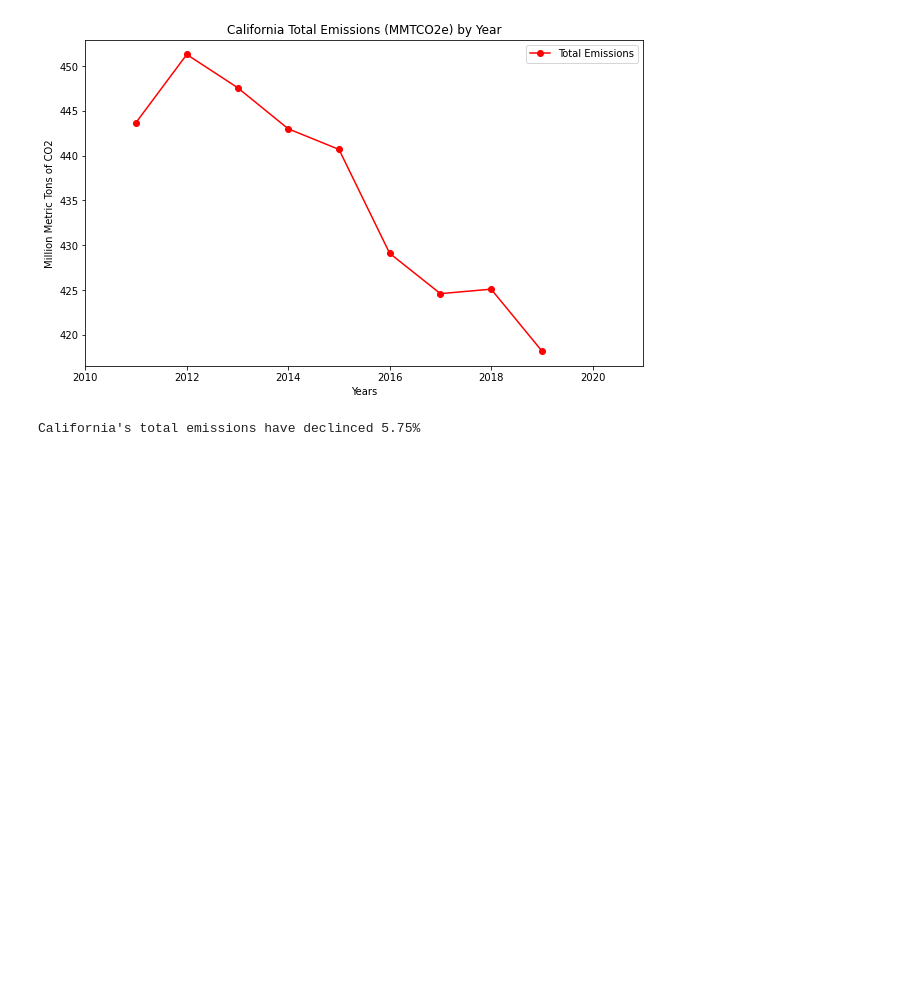
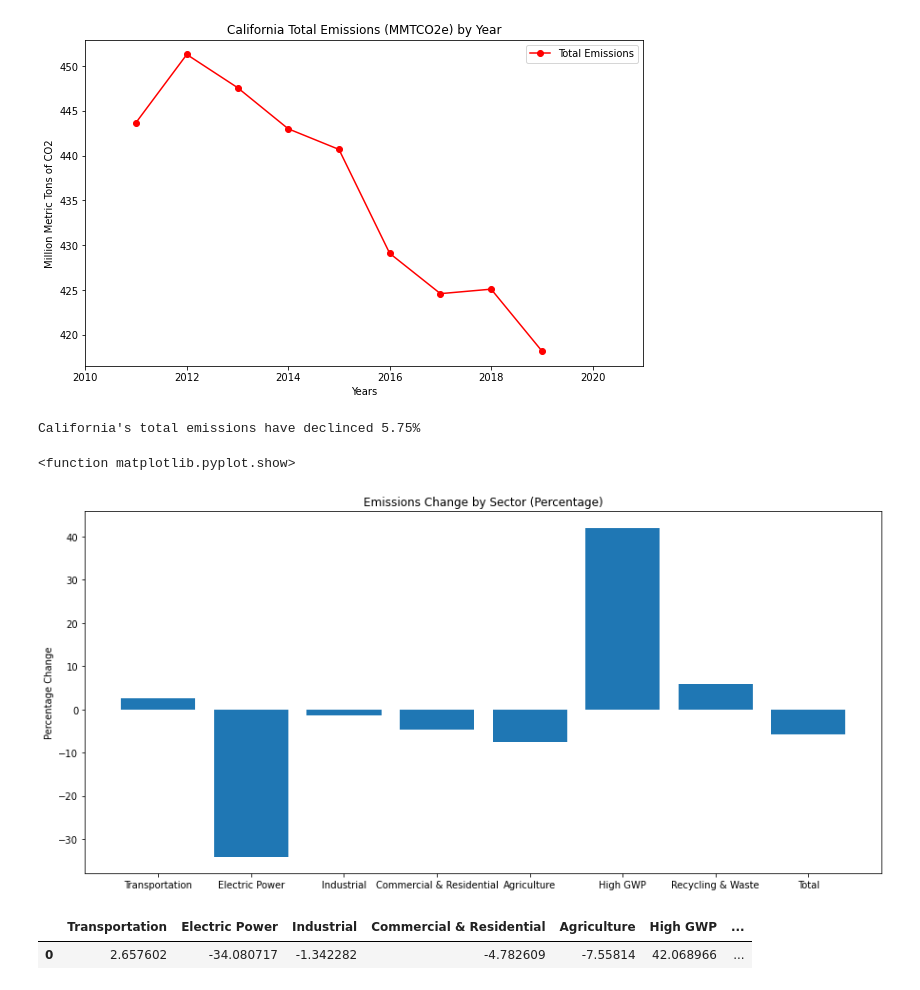
Before and after one commit to DylanRCastillo/CA-US-Emissions-and-Energy-Production, a Jupyter notebook: ca_energy_data.ipynb, the cells around one changed output. Cells and saved outputs as stored; diff of their text form; code cells hidden in the pictures; blank space fills up the shorter version.

Commit message:
Updated all code for unique variables and added final emis change chart.

```diff
--- a/ca_energy_data.ipynb
+++ b/ca_energy_data.ipynb
@@ -171,3 +171,26 @@ print(f"California's total emissions have declinced {round(em_tot_change, 2)}%")
 # %% [output]
 [figure]
 California's total emissions have declinced 5.75%
+# %%
+#Create data frame from change in co2 emissions
+s_ca_em_per = [(1 - (ca_em_df["Transportation"][8] / ca_em_df["Transportation"][0]))*-100, (1 - (ca_em_df["Electric Power"][8] / ca_em_df["Electric Power"][0]))*-100, (1 - (ca_em_df["Industrial"][8] / ca_em_df["Industrial"][0]))*-100, (1 - (ca_em_df["Commercial & Residential"][8] / ca_em_df["Commercial & Residential"][0]))*-100, (1 - (ca_em_df["Agriculture"][8] / ca_em_df["Agriculture"][0]))*-100, (1 - (ca_em_df["High GWP"][8] / ca_em_df["High GWP"][0]))*-100, (1 - (ca_em_df["Recycling & Waste"][8] / ca_em_df["Recycling & Waste"][0]))*-100, (1 - (ca_em_df["Total"][8] / ca_em_df["Total"][0]))*-100]
+s_ca_em_per_lab = ['Transportation', 'Electric Power', 'Industrial', 'Commercial & Residential', 'Agriculture', 'High GWP', 'Recycling & Waste', 'Total']
+s_ca_em_per_dic = {s_ca_em_per_lab[i]: s_ca_em_per[i] for i in range(len(s_ca_em_per_lab))}
+
+ca_em_per_df = pd.DataFrame.from_dict(s_ca_em_per_dic, orient='index').T
+
+plt.figure(figsize=(15,7))
+plt.bar(s_ca_em_per_lab,s_ca_em_per)
+plt.title('Emissions Change by Sector (Percentage)')
+plt.ylabel('Percentage Change')
+plt.savefig("Images/ca_emissions_decrease.png")
+
+plt.show
+# %% [output]
+<function matplotlib.pyplot.show>
+[figure, added]
+# %%
+ca_em_per_df
+# %% [output]
+|  | Transportation | Electric Power | Industrial | Commercial & Residential | Agriculture | High GWP | ... |
+| 0 | 2.657602 | -34.080717 | -1.342282 | -4.782609 | -7.55814 | 42.068966 | ... |
```
Also changed, not shown: parts of 6 cells of this notebook, 1 other file.
